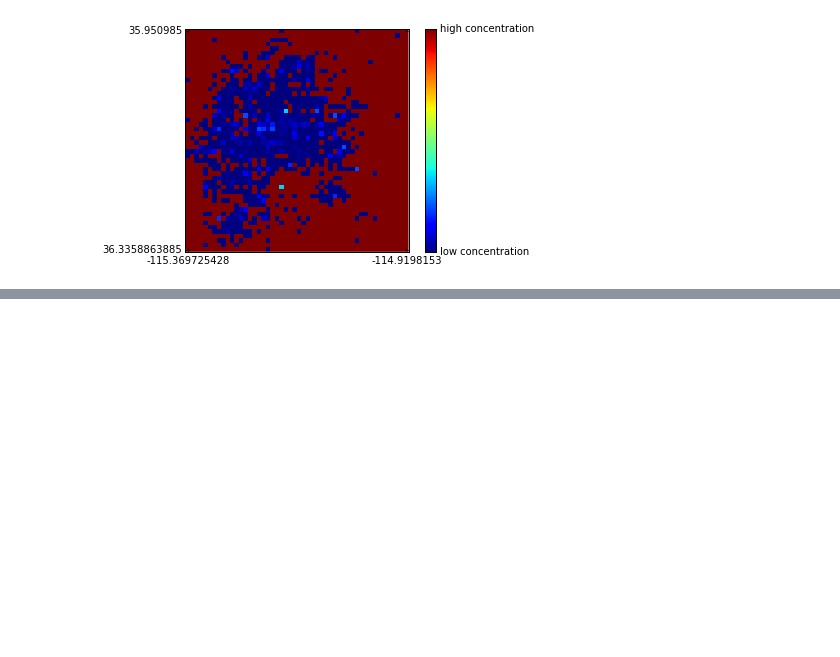
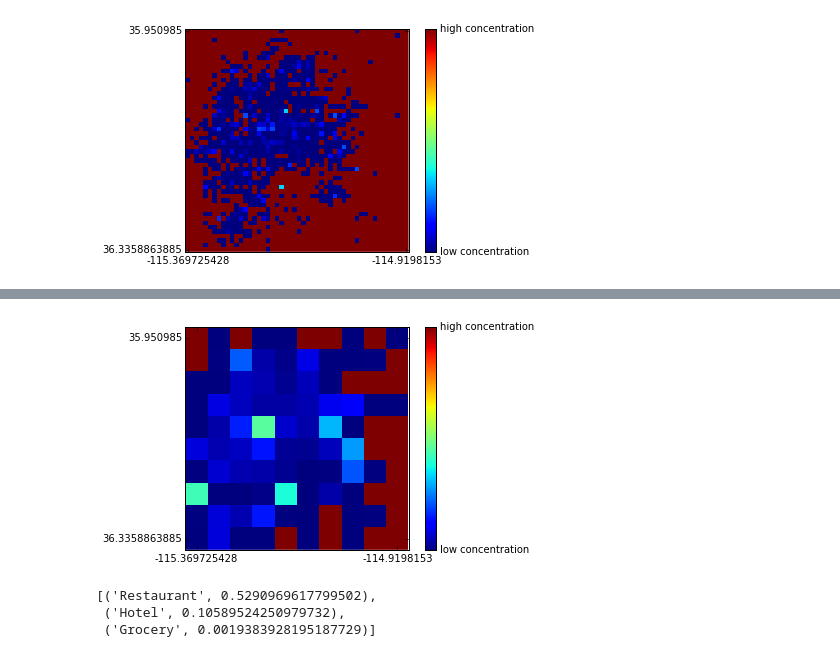
Before and after one commit to drsaltiel/GA_final, a Jupyter notebook: business_opportunity_metric.ipynb, the cells around one changed output, grey strips where cells are left out. Drawn from its saved outputs; the diff is of its cells as text; code cells hidden in the pictures; blank space fills up the shorter version.

Commit message:
made initial find optimal business function

```diff
--- a/business_opportunity_metric.ipynb
+++ b/business_opportunity_metric.ipynb
@@ -293,3 +276,5 @@ plot_bins('Hotels',50)
 plot_bins('Chinese',50)
 # %% [output]
 [figure]
+# %%
+x,y=make_bins('Chinese',50)
@@ -295,0 +326,2 @@ plot_bins('Chinese',50)
+# %%
+a,b = bin_by_review_count('Chinese',10)
@@ -295,0 +354,40 @@ plot_bins('Chinese',50)
+# %%
+def plot_percent_traffic(category, num_bins, city=LV):
+    '''
+    plots percent traffic (review_counts) of category in bin
+    '''
+    a, b =bin_by_review_count(category, num_bins, city)
+    c = []
+    max_ratio = 0
+    for i in xrange(len(a)):
+        c.append([])
+        for j in xrange(len(a[i])):
+            try:
+                ratio = a[i][j]/float(b[i][j])
+                c[i].append(ratio)
+                if ratio > max_ratio:
+                    max_ratio = ratio
+#                     print i,j,max_ratio
+            except ZeroDivisionError:
+                c[i].append('NA')
+#     print c
+
+    for i in xrange(len(c)):
+        for j in xrange(len(c[i])):
+            if c[i][j] == 'NA':
+                c[i][j] = max_ratio
+
+    plt.imshow(c, interpolation='none', alpha = 1)
+
+    max_lat, min_lat, max_lon, min_lon = city_edges(city)
+    plt.xticks([0,len(c[0])-1],[min_lon, max_lon])
+    plt.yticks([0,len(c)-1],[min_lat, max_lat])
+
+    plt.jet()
+    cb = plt.colorbar() #make color bar
+    cb.set_ticks([max_ratio, 0])   #two ticks
+    cb.set_ticklabels(['high concentration', 'low concentration'])  # put text labels on them
+# %%
+plot_percent_traffic('Chinese',10)
+# %% [output]
+[figure, added]
@@ -295,0 +444,6 @@ plot_bins('Chinese',50)
+# %%
+find_optimal_bus(36.175, -115.136389,num_bins=10,metric=max_traffic_percent,possible_categories=['Restaurant','Grocery','Hotel'])
+# %% [output]
+[('Restaurant', 0.5290969617799502),
+ ('Hotel', 0.10589524250979732),
+ ('Grocery', 0.0019383928195187729)]
```
Also changed, not shown: parts of 14 cells of this notebook.
